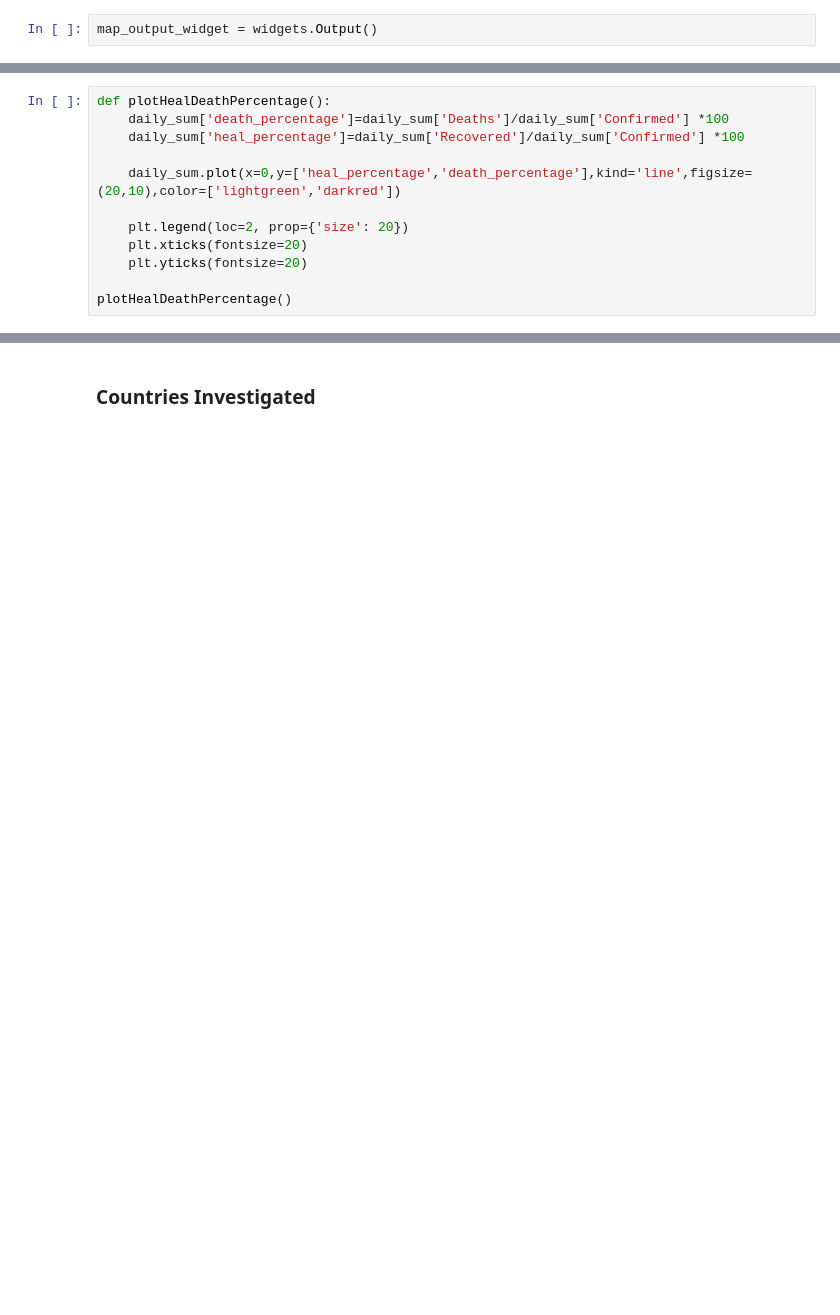
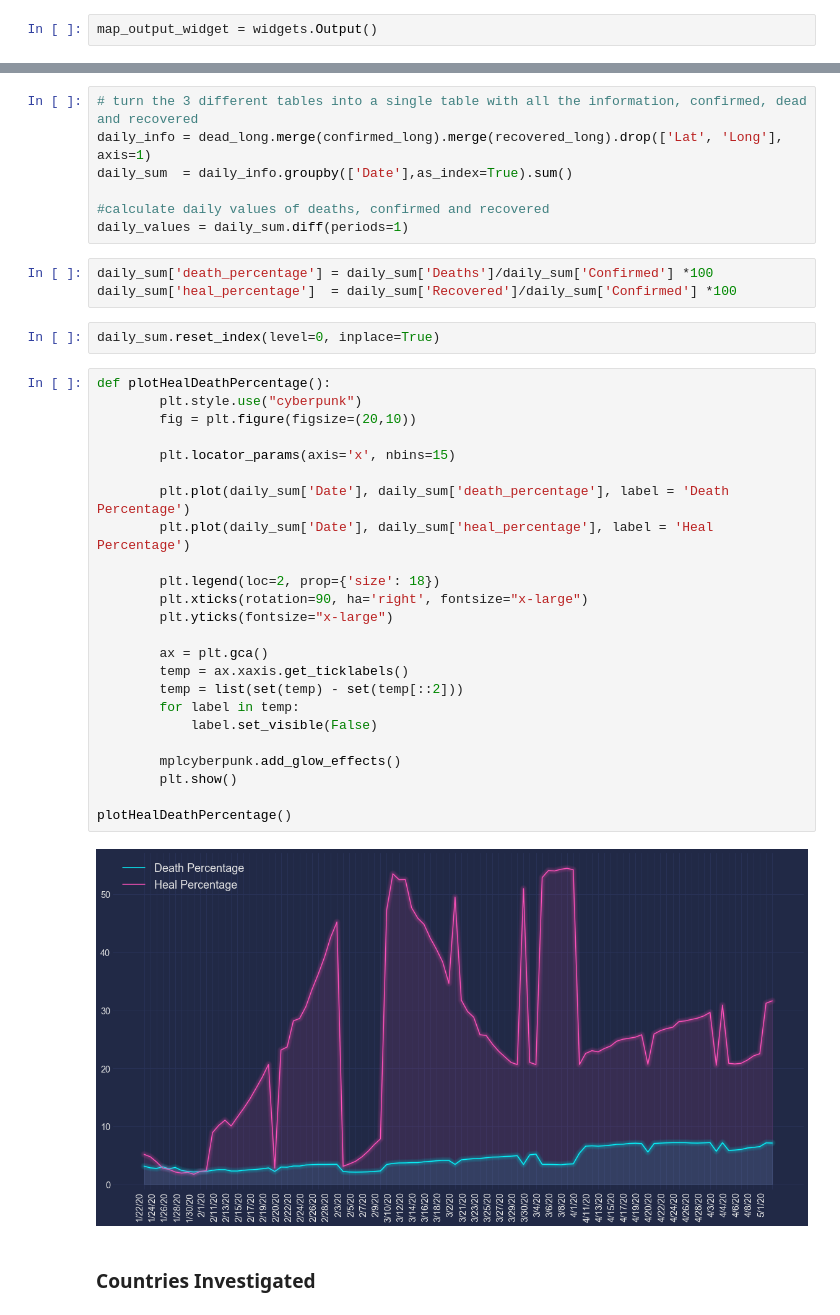
Before and after one commit to nlucian/covid19, a Jupyter notebook: BigDataProject_final.ipynb, the cells around one changed output, grey strips where cells are left out. Saved outputs shown, nothing was run; the diff lists cells and outputs as text; blank space fills up the shorter version.

Commit message:
updated graphics

```diff
--- a/BigDataProject_final.ipynb
+++ b/BigDataProject_final.ipynb
@@ -427,15 +424,3 @@ display(map_output_widget)
 # %% [output]
 [interactive output not drawn]
 [interactive output not drawn]
-# %%
-def plotHealDeathPercentage():
-    daily_sum['death_percentage']=daily_sum['Deaths']/daily_sum['Confirmed'] *100
-    daily_sum['heal_percentage']=daily_sum['Recovered']/daily_sum['Confirmed'] *100
-
-    daily_sum.plot(x=0,y=['heal_percentage','death_percentage'],kind='line',figsize=(20,10),color=['lightgreen','darkred'])
-
-    plt.legend(loc=2, prop={'size': 20})
-    plt.xticks(fontsize=20)
-    plt.yticks(fontsize=20)
-
-plotHealDeathPercentage()
@@ -444,2 +429,40 @@ plotHealDeathPercentage()
+# %%
+# turn the 3 different tables into a single table with all the information, confirmed, dead and recovered
+daily_info = dead_long.merge(confirmed_long).merge(recovered_long).drop(['Lat', 'Long'], axis=1)
+daily_sum  = daily_info.groupby(['Date'],as_index=True).sum()
+
+#calculate daily values of deaths, confirmed and recovered
+daily_values = daily_sum.diff(periods=1)
+# %%
+daily_sum['death_percentage'] = daily_sum['Deaths']/daily_sum['Confirmed'] *100
+daily_sum['heal_percentage']  = daily_sum['Recovered']/daily_sum['Confirmed'] *100
+# %%
+daily_sum.reset_index(level=0, inplace=True)
+# %%
+def plotHealDeathPercentage():
+        plt.style.use("cyberpunk")
+        fig = plt.figure(figsize=(20,10))
+
+        plt.locator_params(axis='x', nbins=15)
+
+        plt.plot(daily_sum['Date'], daily_sum['death_percentage'], label = 'Death Percentage')
+        plt.plot(daily_sum['Date'], daily_sum['heal_percentage'], label = 'Heal Percentage')
+
+        plt.legend(loc=2, prop={'size': 18})
+        plt.xticks(rotation=90, ha='right', fontsize="x-large")
+        plt.yticks(fontsize="x-large")
+
+        ax = plt.gca()
+        temp = ax.xaxis.get_ticklabels()
+        temp = list(set(temp) - set(temp[::2]))
+        for label in temp:
+            label.set_visible(False)
+
+        mplcyberpunk.add_glow_effects()
+        plt.show()
+
+plotHealDeathPercentage()
+# %% [output]
+[figure, added]
 # %% [markdown]
 ### Countries Investigated
```
Also changed, not shown: parts of 15 cells of this notebook.
